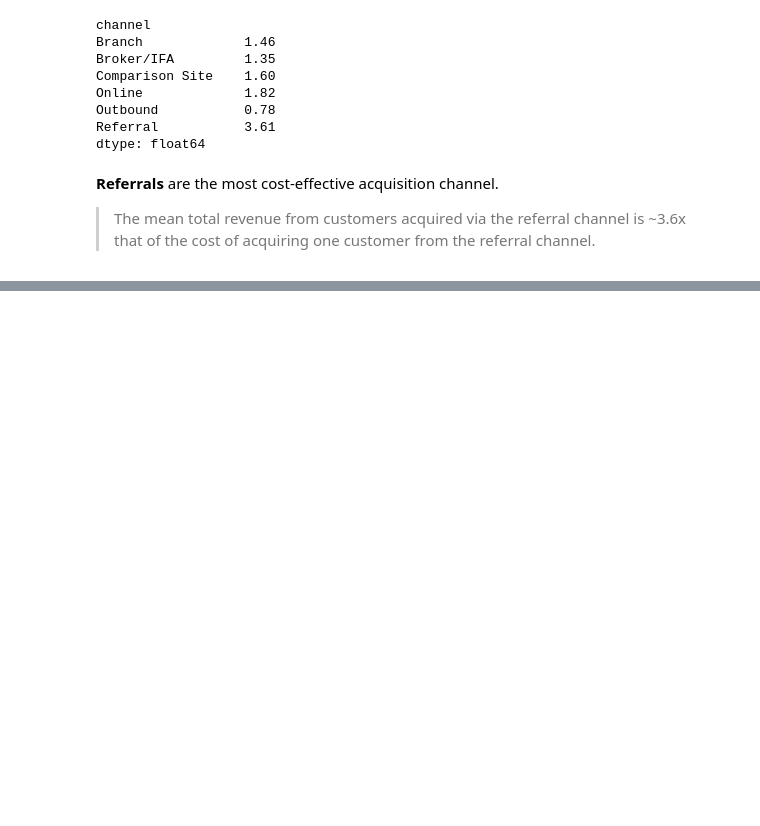
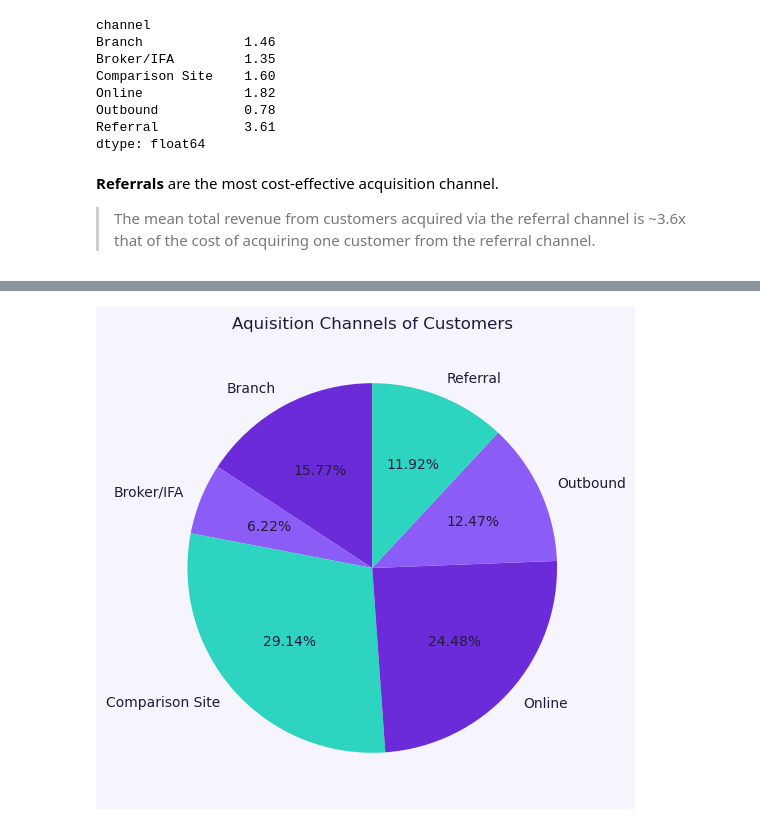
Before and after one commit to esmerowbotham-tech/Money-Craft-Project, a Jupyter notebook: insights.ipynb, the cells around one changed output, grey strips where cells are left out. Saved outputs shown, nothing was run; the diff lists cells and outputs as text; code cells hidden in the pictures; blank space fills up the shorter version.

```diff
--- a/insights.ipynb
+++ b/insights.ipynb
@@ -6,6 +6,14 @@ import numpy as np
 import matplotlib.pyplot as plt
 import seaborn as sns
 %matplotlib inline
+# %%
+# fix colours
+graph_colours = ['#6C2BD9', '#8B5CF6',"#2DD4BF"]
+title_label_colour = '#211A3B'
+
+plt.rcParams['figure.facecolor'] = '#F6F4FC' # Outer figure background
+plt.rcParams['axes.facecolor'] = '#F6F4FC'    # Inner plot background
+plt.rcParams['savefig.facecolor'] = '#F6F4FC'
 # %%
 scv = pd.read_csv('moneycraft_customer_view.csv')
 
@@ -165,0 +176,8 @@ dtype: float64
+# %%
+# Find the 80th percentile of total_revenue and store it as threshold.
+threshold = scv['total_revenue'].max() * 0.8
+# %%
+scv['high_value'] = scv['total_revenue'] >= threshold
+scv.head()
+high_value_count = scv['high_value'].sum()
+print(high_value_count)
@@ -165,0 +186,7 @@ dtype: float64
+# %%
+# percentage customers by channel
+num_customer_by_channel = scv.groupby('channel')['customer_id'].count()
+total_customers = scv['customer_id'].count()
+percentage_customer_by_channel = num_customer_by_channel / total_customers  *100
+print(percentage_customer_by_channel.round(2))
+channels = ['Branch', 'Broker/IFA','Comparison Site','Online', 'Outbound', 'Referral']
@@ -165,0 +202,15 @@ dtype: float64
+# %%
+# pie chart of percentage of customers by channel
+plt.figure(figsize=(6, 6))
+plt.pie(
+percentage_customer_by_channel.round(2),
+labels=channels,
+colors=graph_colours,
+autopct='%1.2f%%', # Show percentage with 2 decimal places
+startangle=90,
+textprops={'color': title_label_colour}
+)
+plt.title('Aquisition Channels of Customers', color = title_label_colour)
+plt.savefig("Aquisition Channels of Customers", dpi=300)
+# %% [output]
+[figure, added]
```
Also changed, not shown: parts of 7 cells of this notebook, 4 other files.
